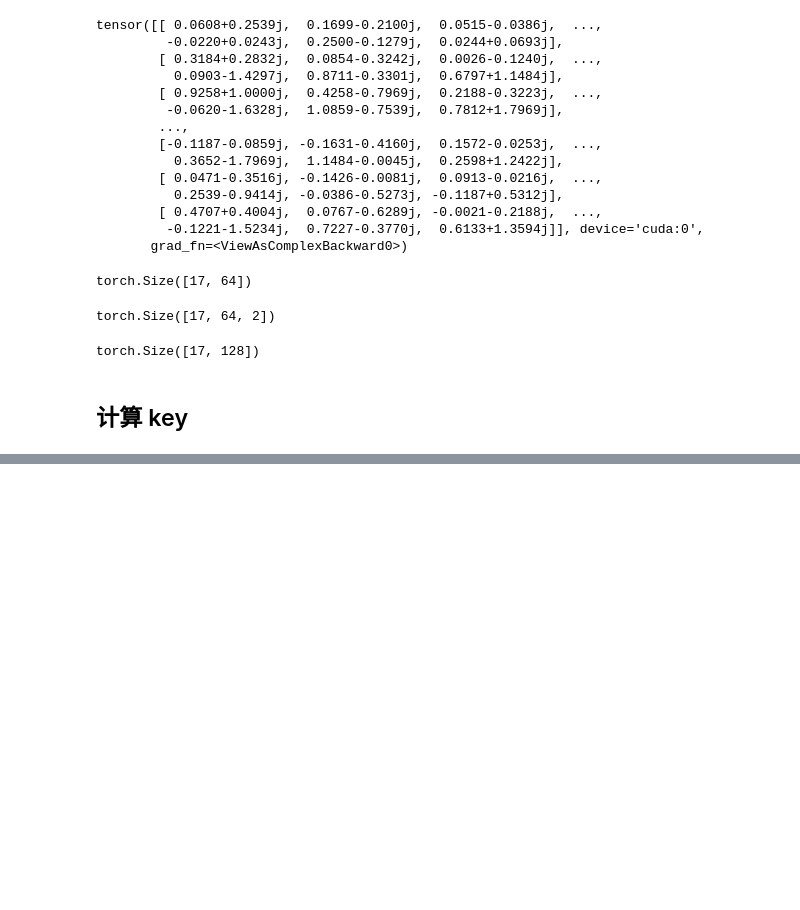
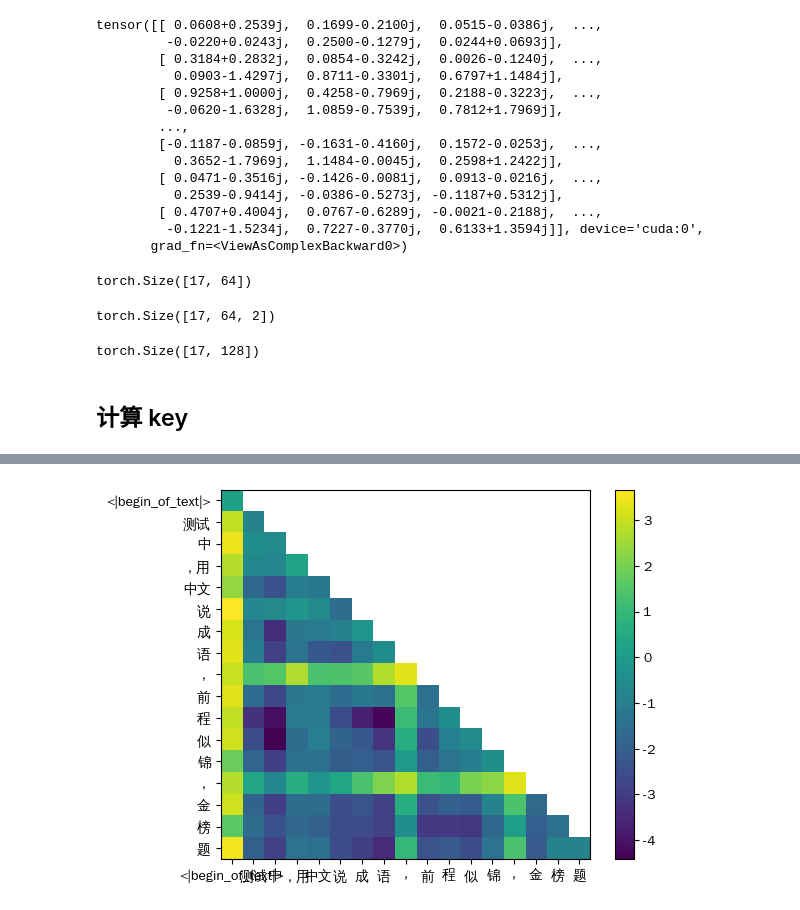
Before and after one commit to taot/newtonai_course, a Jupyter notebook: llama/手搓 Llama 3.2 大模型.ipynb, the cells around one changed output, grey strips where cells are left out. Saved outputs shown, nothing was run; the diff lists cells and outputs as text; code cells hidden in the pictures; blank space fills up the shorter version.

```diff
--- a/llama/手搓 Llama 3.2 大模型.ipynb
+++ b/llama/手搓 Llama 3.2 大模型.ipynb
@@ -344,0 +424,6 @@ torch.Size([17, 128])
+# %%
+# mask matrix
+mask = torch.full((len(tokens), len(tokens)), float("-inf"), device=tokens.device)
+mask = torch.triu(mask, diagonal=1)
+print(mask)
+print(mask.shape)
@@ -344,0 +449,5 @@ torch.Size([17, 128])
+# %%
+qk_per_token_after_masking = qk_per_token.to("cpu") + mask
+display_qk_heat_map(qk_per_token_after_masking)
+# %% [output]
+[figure, added]
```
Also changed, not shown: parts of 14 cells of this notebook.
